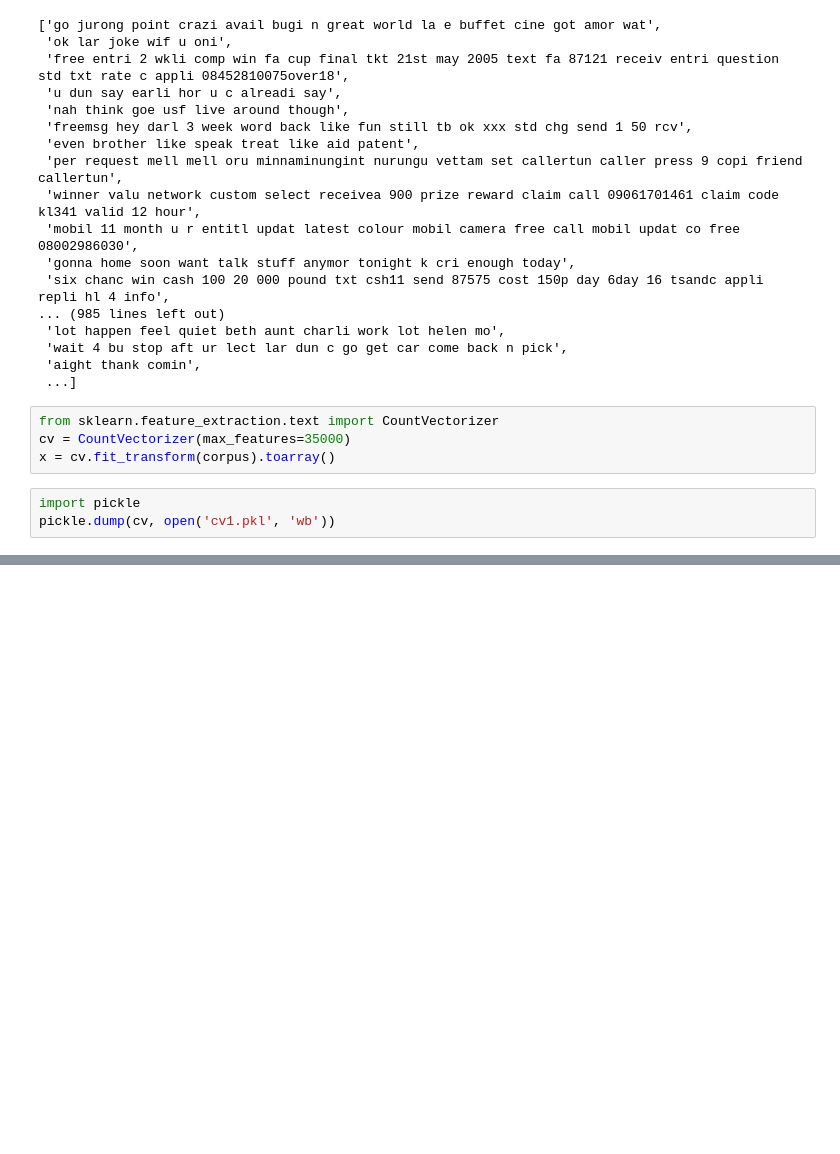
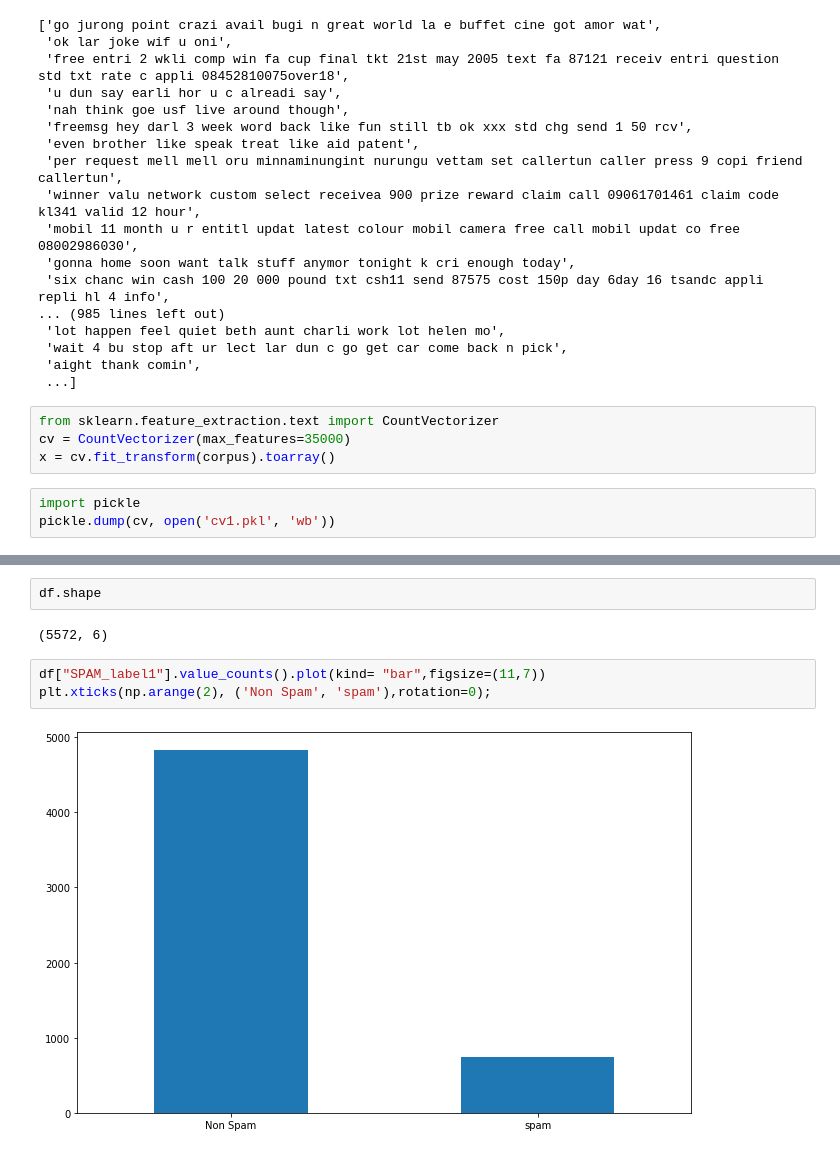
Before and after one commit to jothikak780/Muniyammal, a Jupyter notebook: OSF_task2.ipynb, the cells around one changed output, grey strips where cells are left out. Drawn from its saved outputs; the diff is of its cells as text; blank space fills up the shorter version.

```diff
--- a/OSF_task2.ipynb
+++ b/OSF_task2.ipynb
@@ -173,0 +200,9 @@ df.tail()
+# %%
+df.shape
+# %% [output]
+(5572, 6)
+# %%
+df["SPAM_label1"].value_counts().plot(kind= "bar",figsize=(11,7))
+plt.xticks(np.arange(2), ('Non Spam', 'spam'),rotation=0);
+# %% [output]
+[figure, added]
```
Also changed, not shown: parts of 9 cells of this notebook.
